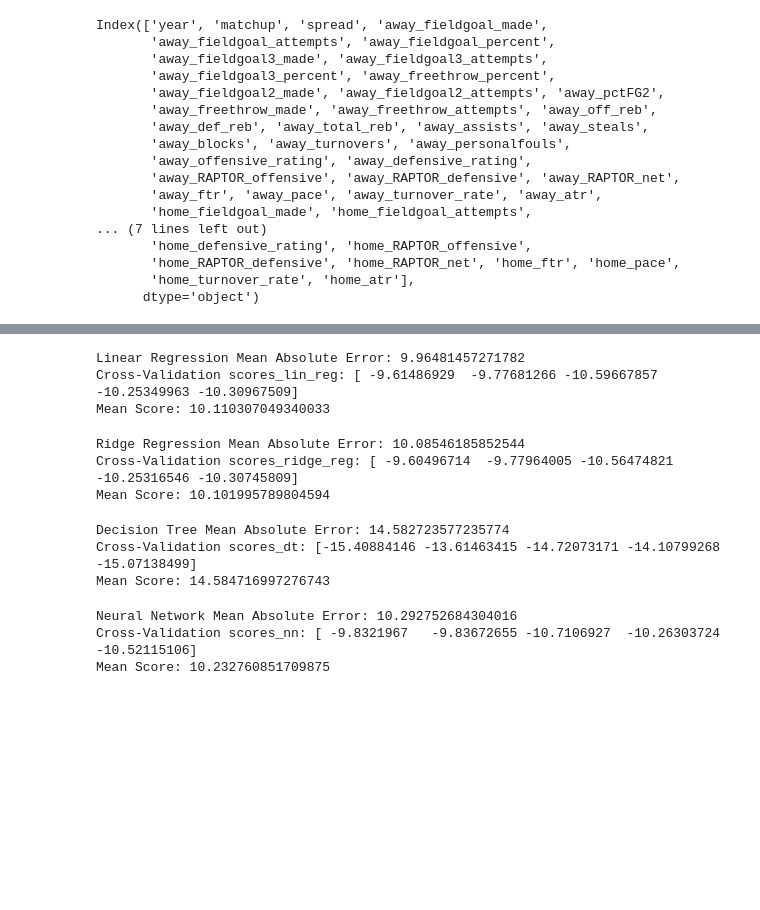
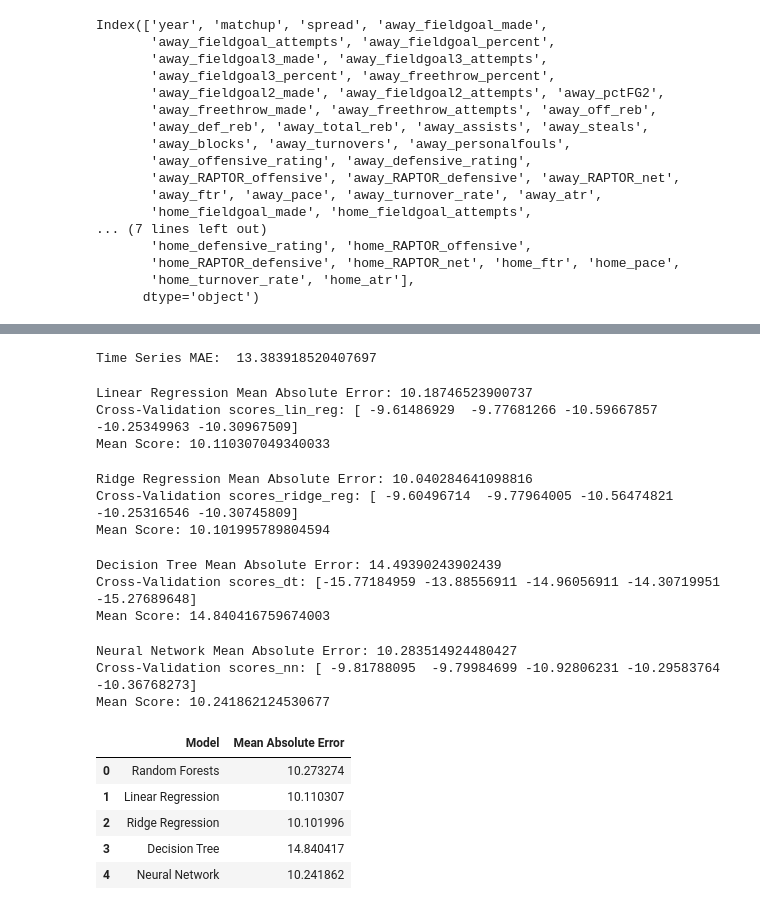
Before and after one commit to masonboyles/COMP_562_PROJ, a Jupyter notebook: final_project.ipynb, the cells around one changed output, grey strips where cells are left out. Cells and saved outputs as stored; diff of their text form; code cells hidden in the pictures; blank space fills up the shorter version.

Commit message:
Created Comparison Table

```diff
--- a/final_project.ipynb
+++ b/final_project.ipynb
@@ -150,3 +152,21 @@ Mean Score: 10.269148525223315
+# %%
+from statsmodels.tsa.arima.model import ARIMA
+
+X_train, X_test, y_train, y_test = train_test_split(X, y, test_size=0.2)
+
+model_ts = ARIMA(y_train, order=(5,1,0))
+model_fit = model_ts.fit()
+
+ts_preds = model_fit.forecast(steps=len(y_test))
+ts_mae = mean_absolute_error(y_test, ts_preds)
+print("Time Series MAE: ", ts_mae)
+
+#scores_ts = cross_val_score(model_ts, X, y, cv=5, scoring='neg_mean_absolute_error')
+#print("Cross-Validation Scores:", scores_ts)
+#print("Mean Score:", scores_ts.mean() * -1)
+#results["Time Series"] = scores_ts.mean() * -1
+# %% [output]
+Time Series MAE:  13.383918520407697
 # %%
 from sklearn.linear_model import LinearRegression
 
@@ -167,8 +187,9 @@ scores_lin_reg = cross_val_score(model_2, X, y, cv=5, scoring='neg_mean_absolute
 # Print the cross-validation scores_lin_reg
 print("Cross-Validation scores_lin_reg:", scores_lin_reg)
 print("Mean Score:", scores_lin_reg.mean() * -1)
+results["Linear Regression"] = scores_lin_reg.mean() * -1
 # %% [output]
-Linear Regression Mean Absolute Error: 9.96481457271782
+Linear Regression Mean Absolute Error: 10.18746523900737
 Cross-Validation scores_lin_reg: [ -9.61486929  -9.77681266 -10.59667857 -10.25349963 -10.30967509]
 Mean Score: 10.110307049340033
 # %%
@@ -191,8 +212,9 @@ scores_ridge_reg = cross_val_score(model_3, X, y, cv=5, scoring='neg_mean_absolu
 # Print the cross-validation scores_ridge_reg
 print("Cross-Validation scores_ridge_reg:", scores_ridge_reg)
 print("Mean Score:", scores_ridge_reg.mean() * -1)
+results["Ridge Regression"] = scores_ridge_reg.mean() * -1
 # %% [output]
-Ridge Regression Mean Absolute Error: 10.08546185852544
+Ridge Regression Mean Absolute Error: 10.040284641098816
 Cross-Validation scores_ridge_reg: [ -9.60496714  -9.77964005 -10.56474821 -10.25316546 -10.30745809]
 Mean Score: 10.101995789804594
 # %%
@@ -214,10 +236,11 @@ scores_dt = cross_val_score(model_4, X, y, cv=5, scoring='neg_mean_absolute_erro
 # Print the cross-validation scores_dt
 print("Cross-Validation scores_dt:", scores_dt)
 print("Mean Score:", scores_dt.mean() * -1)
+results["Decision Tree"] = scores_dt.mean() * -1
 # %% [output]
-Decision Tree Mean Absolute Error: 14.582723577235774
-Cross-Validation scores_dt: [-15.40884146 -13.61463415 -14.72073171 -14.10799268 -15.07138499]
-Mean Score: 14.584716997276743
+Decision Tree Mean Absolute Error: 14.49390243902439
+Cross-Validation scores_dt: [-15.77184959 -13.88556911 -14.96056911 -14.30719951 -15.27689648]
+Mean Score: 14.840416759674003
 # %%
 from sklearn import neural_network
 from sklearn.model_selection import cross_val_score
@@ -241,7 +264,18 @@ scores_nn = cross_val_score(model_5, X, y, cv=5, scoring='neg_mean_absolute_erro
 # Print the cross-validation scores_nn
 print("Cross-Validation scores_nn:", scores_nn)
 print("Mean Score:", scores_nn.mean() * -1)
+results["Neural Network"] = scores_nn.mean() * -1
 # %% [output]
-Neural Network Mean Absolute Error: 10.292752684304016
-Cross-Validation scores_nn: [ -9.8321967   -9.83672655 -10.7106927  -10.26303724 -10.52115106]
-Mean Score: 10.232760851709875
+Neural Network Mean Absolute Error: 10.283514924480427
+Cross-Validation scores_nn: [ -9.81788095  -9.79984699 -10.92806231 -10.29583764 -10.36768273]
+Mean Score: 10.241862124530677
+# %%
+results_df = pd.DataFrame(results.items(), columns=['Model', 'Mean Absolute Error'])
+results_df
+# %% [output]
+|  | Model | Mean Absolute Error |
+| 0 | Random Forests | 10.273274 |
+| 1 | Linear Regression | 10.110307 |
+| 2 | Ridge Regression | 10.101996 |
+| 3 | Decision Tree | 14.840417 |
+| 4 | Neural Network | 10.241862 |
```
Also changed, not shown: parts of 2 cells of this notebook.
